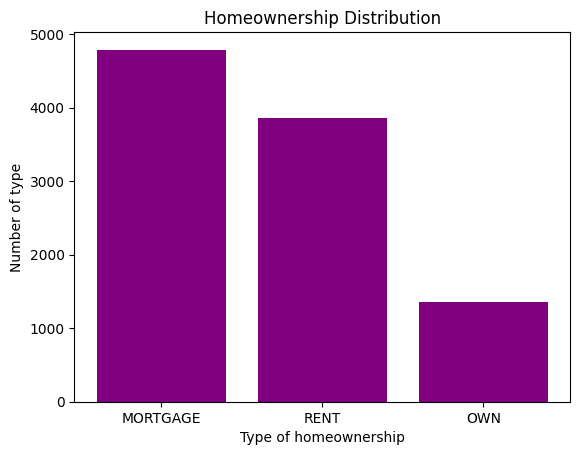
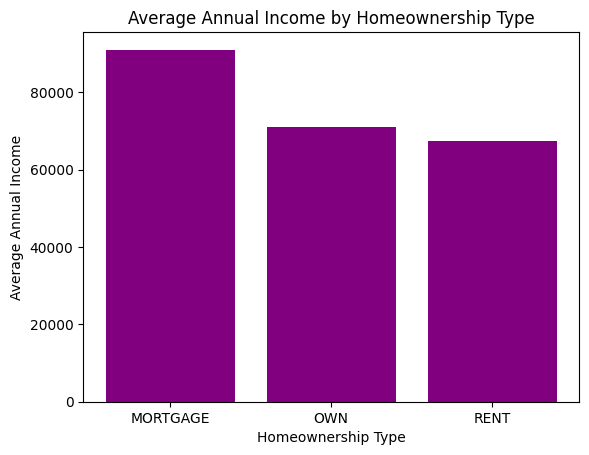
The change to this notebook cell's code, shown as a diff; its figure went from the first image to the second:
--- before
+++ after
@@ -1,11 +1,11 @@
 #I might want to do a question based on house ownership compared to something else so this visual is in preparation
 
-x = df["homeownership"].value_counts().index
-y = df["homeownership"].value_counts().values
 
-plt.bar(x, y, color="purple")
-plt.title("Homeownership Distribution")
-plt.xlabel("Type of homeownership")
-plt.ylabel("Number of type")
+avg_anninc = df.groupby("homeownership")["annual_income"].mean()
+
+plt.bar(avg_anninc.index, avg_anninc.values, color="purple")
+plt.title("Average Annual Income by Homeownership Type")
+plt.xlabel("Homeownership Type")
+plt.ylabel("Average Annual Income")
 
 plt.show()

Commit: Created using Colab